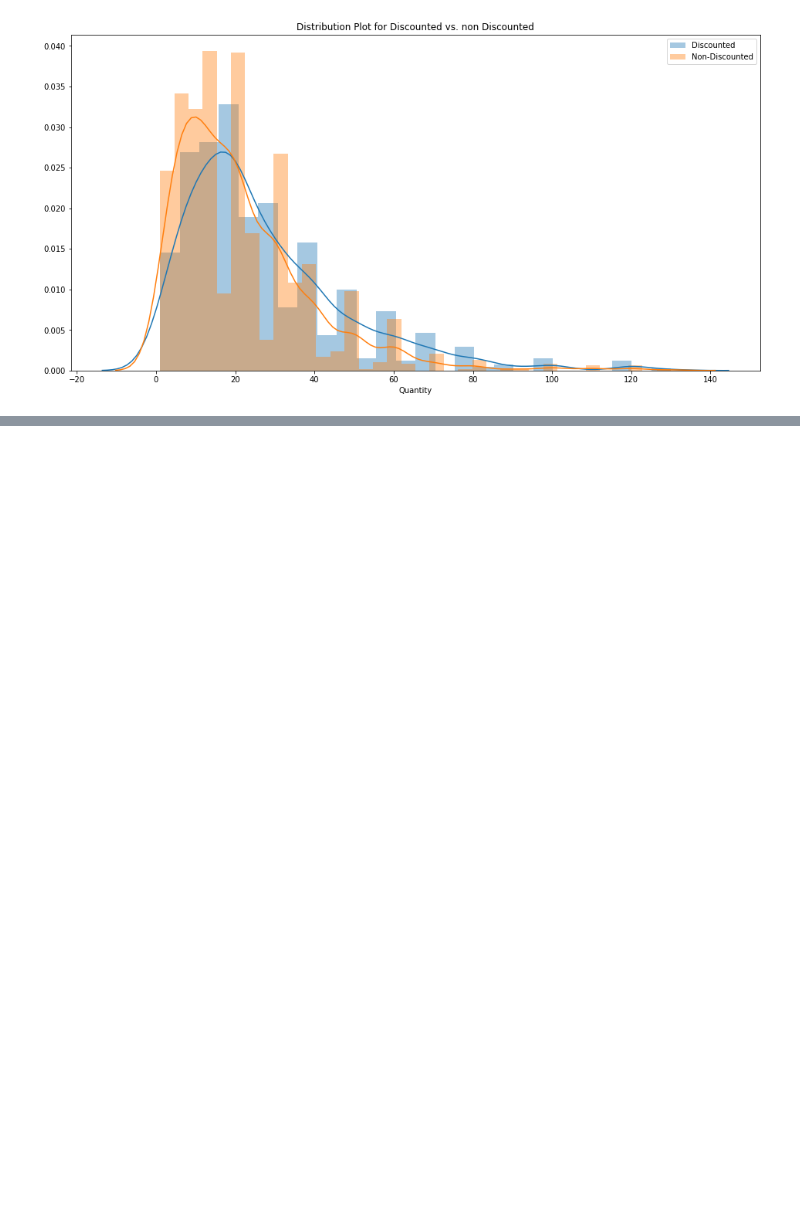
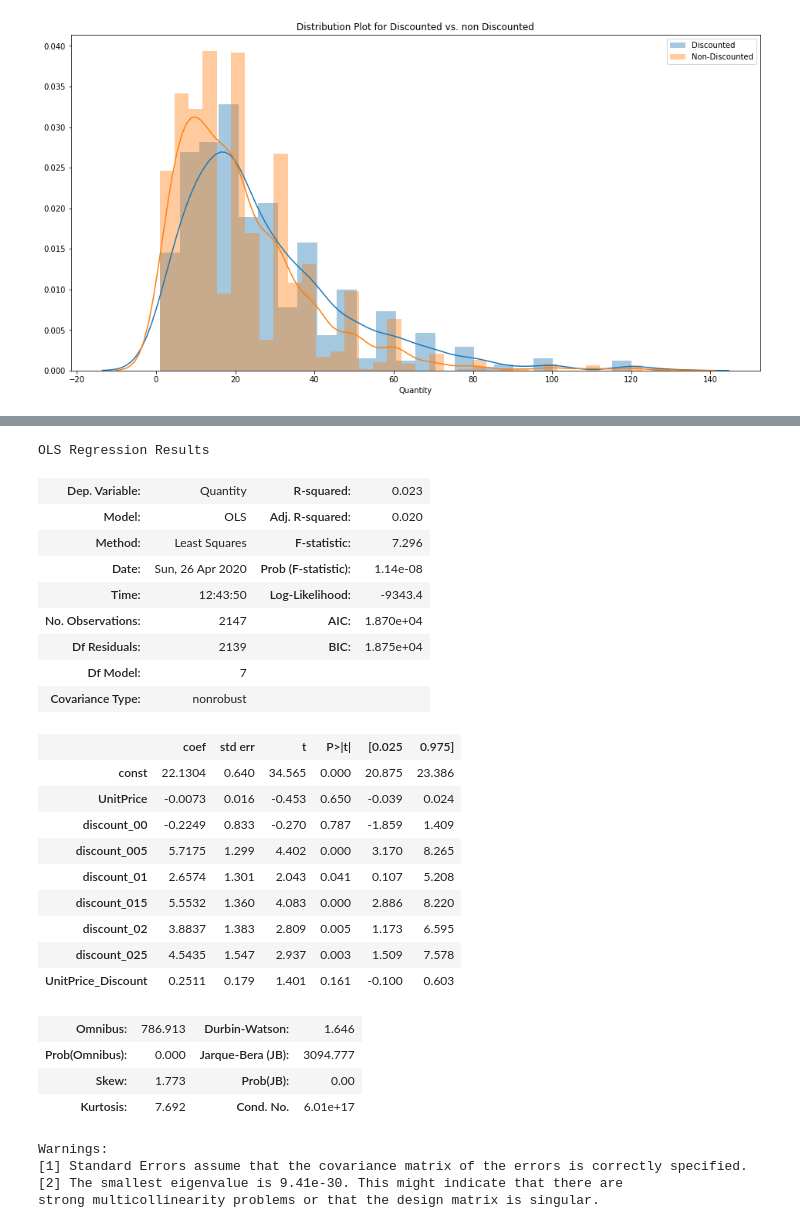
Before and after one commit to zfeizollahi/dsc-mod-3-project-online-ds-sp-000, a Jupyter notebook: Stats_Prop_Module.ipynb, the cells around one changed output, grey strips where cells are left out. Drawn from its saved outputs; the diff is of its cells as text; code cells hidden in the pictures; blank space fills up the shorter version.

```diff
--- a/Stats_Prop_Module.ipynb
+++ b/Stats_Prop_Module.ipynb
@@ -267,0 +361,38 @@ array([[<matplotlib.axes._subplots.AxesSubplot object at 0x...>,
+# %%
+X_interact_categorical = X.drop(columns=['Quantity']).copy()
+X_interact_categorical['UnitPrice_Discount'] = X_interact['UnitPrice_Discount']
+# %%
+X_interact_categorical = sm.add_constant(X_interact_categorical)
+model = sm.OLS(y,X_interact_categorical)
+results = model.fit()
+
+results.summary()
+# %% [output]
+OLS Regression Results
+| Dep. Variable: | Quantity | R-squared: | 0.023 |
+| Model: | OLS | Adj. R-squared: | 0.020 |
+| Method: | Least Squares | F-statistic: | 7.296 |
+| Date: | Sun, 26 Apr 2020 | Prob (F-statistic): | 1.14e-08 |
+| Time: | 12:43:50 | Log-Likelihood: | -9343.4 |
+| No. Observations: | 2147 | AIC: | 1.870e+04 |
+| Df Residuals: | 2139 | BIC: | 1.875e+04 |
+| Df Model: | 7 |  |  |
+| Covariance Type: | nonrobust |  |  |
+|  | coef | std err | t | P>|t| | [0.025 | 0.975] |
+| const | 22.1304 | 0.640 | 34.565 | 0.000 | 20.875 | 23.386 |
+| UnitPrice | -0.0073 | 0.016 | -0.453 | 0.650 | -0.039 | 0.024 |
+| discount_00 | -0.2249 | 0.833 | -0.270 | 0.787 | -1.859 | 1.409 |
+| discount_005 | 5.7175 | 1.299 | 4.402 | 0.000 | 3.170 | 8.265 |
+| discount_01 | 2.6574 | 1.301 | 2.043 | 0.041 | 0.107 | 5.208 |
+| discount_015 | 5.5532 | 1.360 | 4.083 | 0.000 | 2.886 | 8.220 |
+| discount_02 | 3.8837 | 1.383 | 2.809 | 0.005 | 1.173 | 6.595 |
+| discount_025 | 4.5435 | 1.547 | 2.937 | 0.003 | 1.509 | 7.578 |
+| UnitPrice_Discount | 0.2511 | 0.179 | 1.401 | 0.161 | -0.100 | 0.603 |
+| Omnibus: | 786.913 | Durbin-Watson: | 1.646 |
+| Prob(Omnibus): | 0.000 | Jarque-Bera (JB): | 3094.777 |
+| Skew: | 1.773 | Prob(JB): | 0.00 |
+| Kurtosis: | 7.692 | Cond. No. | 6.01e+17 |
+Warnings:
+[1] Standard Errors assume that the covariance matrix of the errors is correctly specified.
+[2] The smallest eigenvalue is 9.41e-30. This might indicate that there are
+strong multicollinearity problems or that the design matrix is singular.
```
Also changed, not shown: parts of 64 cells of this notebook, 6 other files.
